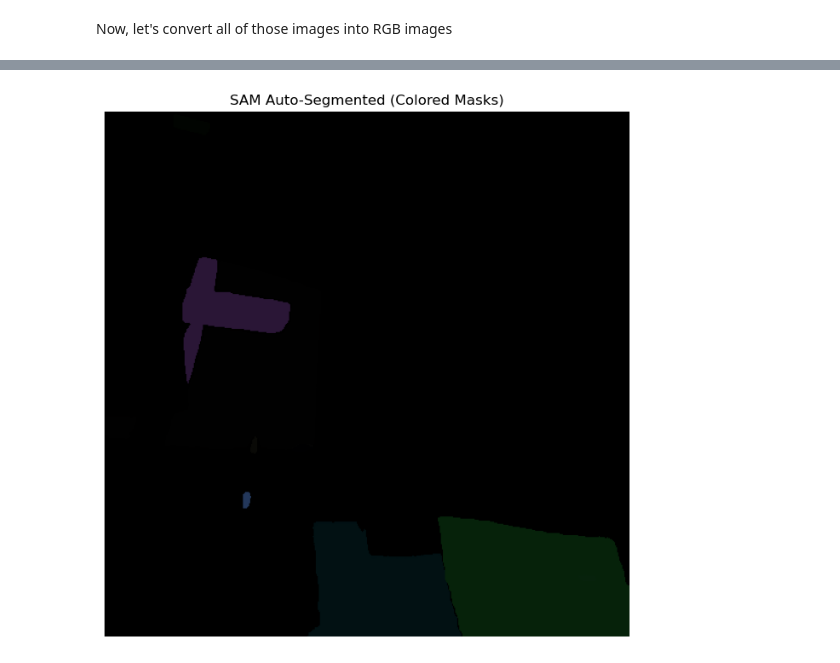
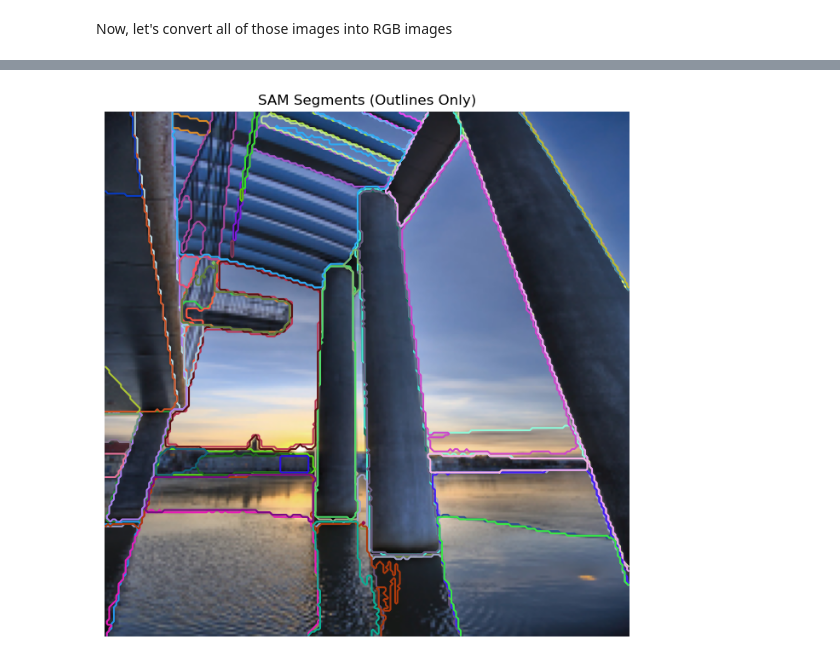
Before and after one commit to u-schulze/test-SAM, a Jupyter notebook: notebook.ipynb, the cells around one changed output, grey strips where cells are left out. Cells and saved outputs as stored; diff of their text form; code cells hidden in the pictures.

```diff
--- a/notebook.ipynb
+++ b/notebook.ipynb
@@ -78,6 +78,7 @@ images_ab = np.concatenate(ab_arrays, axis=0)
 
 # Double check the count matches
 N = min(len(images_gray), len(images_ab))
+N = 100   #lets just look at 100 images for now
 print(f"Processing {N} images...")
 
 # Convert all from LAB to RGB
@@ -109,9 +110,9 @@ Processing 25000 images...
 # Let's see what SAM does with this
 
 import torch
-from segment_anything import sam_model_registry, SamPredictor
+from segment_anything import sam_model_registry
 from segment_anything import SamAutomaticMaskGenerator
-import matplotlib.colors as mcolors
+from skimage import measure
 
 
 # Load SAM model (vit_b is faster; vit_h is more accurate)
@@ -119,7 +120,7 @@ sam = sam_model_registry["vit_b"](checkpoint="sam_vit_b_01ec64.pth")
 sam.to("cuda" if torch.cuda.is_available() else "cpu")
 
 mask_generator = SamAutomaticMaskGenerator(sam)
-image = img_  # Use RGB image
+image = rgb_images[5]  # Use RGB image
 masks = mask_generator.generate(image)  # This can take a few seconds
 
 def show_sam_mask_outlines(image, masks):
@@ -136,4 +137,4 @@ def show_sam_mask_outlines(image, masks):
     plt.title("SAM Segments (Outlines Only)")
     plt.show()
 
-show_sam_masks(image, masks)
+show_sam_mask_outlines(image, masks)
@@ -168,29 +206,21 @@ show_sam_masks(image, masks)
 # %%
-# sam expects imagees from 512- 1024 px, let's try to resize the imagess
-
-import torch
-from segment_anything import sam_model_registry, SamPredictor
-from segment_anything import SamAutomaticMaskGenerator
-
-
 # Load SAM model (vit_b is faster; vit_h is more accurate)
 sam = sam_model_registry["vit_b"](checkpoint="sam_vit_b_01ec64.pth")
 sam.to("cuda" if torch.cuda.is_available() else "cpu")
 
 mask_generator = SamAutomaticMaskGenerator(sam)
-#image = rgb_images[2]  # Use your LAB→RGB image
-image = cv2.resize(img_, (512, 512))  # Resize to standard input size
+image = rgb_images[5]
 mask_generator = SamAutomaticMaskGenerator(
     model=sam,
-    points_per_side=64,
-    pred_iou_thresh=0.9,
-    stability_score_thresh=0.92,
+    points_per_side=16,
+    pred_iou_thresh=0.5,
+    stability_score_thresh=0.8,
     min_mask_region_area=500  # remove tiny segments
 )
+
 masks = mask_generator.generate(image)
 
 
-# Call it
-show_sam_masks(image, masks)
+show_sam_mask_outlines(image, masks)
 # %% [output]
-[figure, old version]
+[figure, new version]
```
Also changed, not shown: parts of 7 cells of this notebook, 1 other file.
